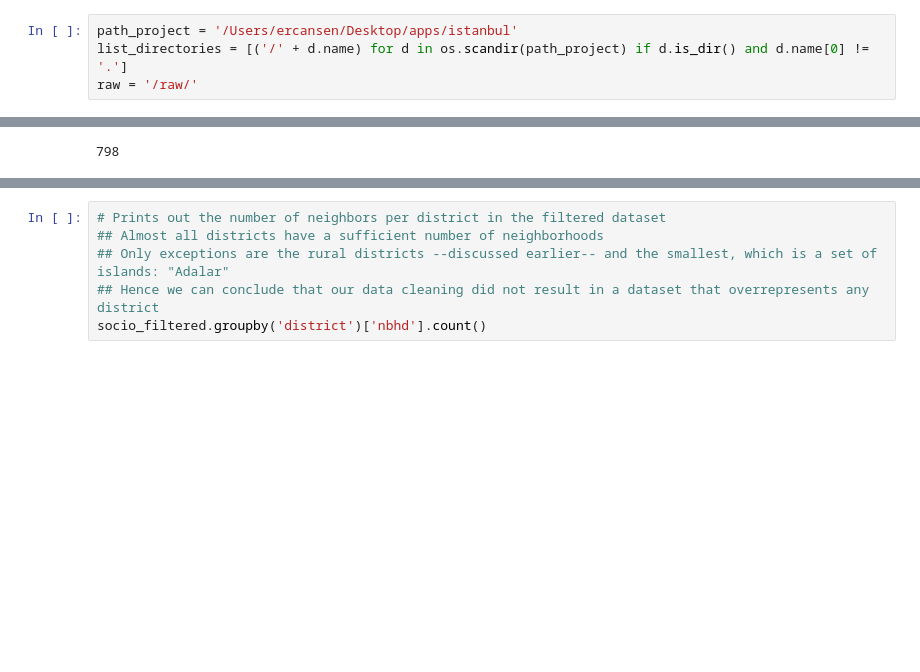
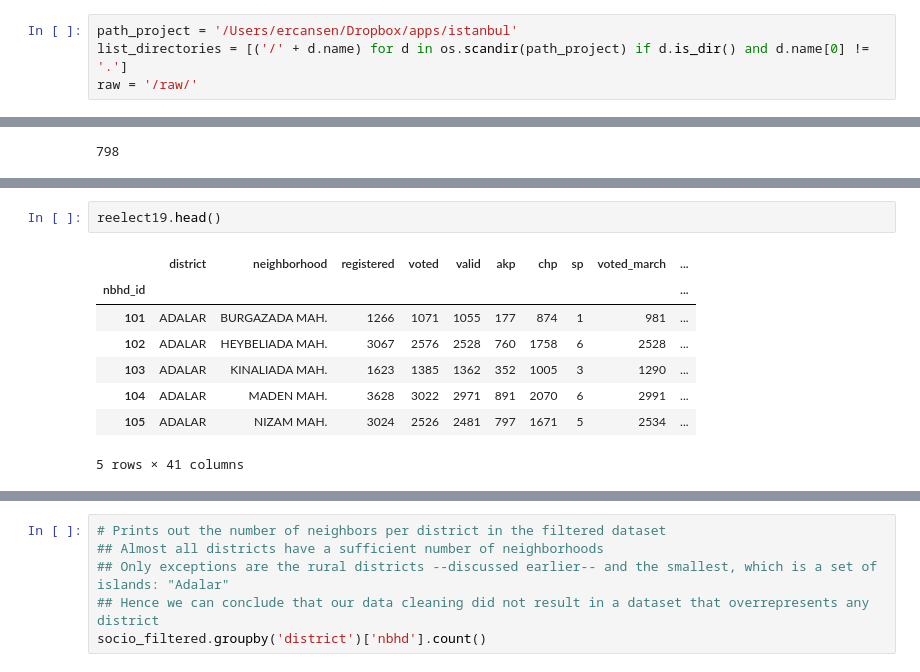
Before and after one commit to ercansen/istanbul, a Jupyter notebook: istanbul.ipynb, the cells around one changed output, grey strips where cells are left out. Drawn from its saved outputs; the diff is of its cells as text; blank space fills up the shorter version.

```diff
--- a/istanbul.ipynb
+++ b/istanbul.ipynb
@@ -883,7 +929,7 @@ Once web scraping with Selenium is complete, we have 39 Excel spreadsheets (per
 
 Next, a series of SQL queries are applied on the csv files that are created. First, each district is assigned a unique id, in the range 1-39. Then, these neighborhood id's are multiplied by 1000; this way, each district can 'hold' up to 99 neighborhoods, which is more than the maximum (The maximum number of nbhds in a district is 62 in Sile). For instance, 37th district can have corresponding neighborhood id's in the range 3701-3799. Using this method, every neighborhood also gets a unique id. After that, the ballot box results are aggregated by neighborhood. Standard features like vote share of a party/candidate, or turnout percentage are calculated and added as columns. In addition, feature engineering has been done to find out meaningful indicators that showcases political differences from neighborhood to neighborhood. Finally, the resulting tables are outputed into csv's. The SQL queries that result in this output can be seen at 'sql_queries.txt' that is in this github directory.
 # %%
-path_project = '/Users/ercansen/Desktop/apps/istanbul'
+path_project = '/Users/ercansen/Dropbox/apps/istanbul'
 list_directories = [('/' + d.name) for d in os.scandir(path_project) if d.is_dir() and d.name[0] != '.']
 raw = '/raw/'
 # %%
@@ -1434,0 +1486,11 @@ len(socio_filtered)
+# %%
+reelect19.head()
+# %% [output]
+|  | district | neighborhood | registered | voted | valid | akp | chp | sp | voted_march | ... |
+| nbhd_id |  |  |  |  |  |  |  |  |  | ... |
+| 101 | ADALAR | BURGAZADA MAH. | 1266 | 1071 | 1055 | 177 | 874 | 1 | 981 | ... |
+| 102 | ADALAR | HEYBELIADA MAH. | 3067 | 2576 | 2528 | 760 | 1758 | 6 | 2528 | ... |
+| 103 | ADALAR | KINALIADA MAH. | 1623 | 1385 | 1362 | 352 | 1005 | 3 | 1290 | ... |
+| 104 | ADALAR | MADEN MAH. | 3628 | 3022 | 2971 | 891 | 2070 | 6 | 2991 | ... |
+| 105 | ADALAR | NIZAM MAH. | 3024 | 2526 | 2481 | 797 | 1671 | 5 | 2534 | ... |
+5 rows × 41 columns
```
Also changed, not shown: parts of 55 cells of this notebook.
